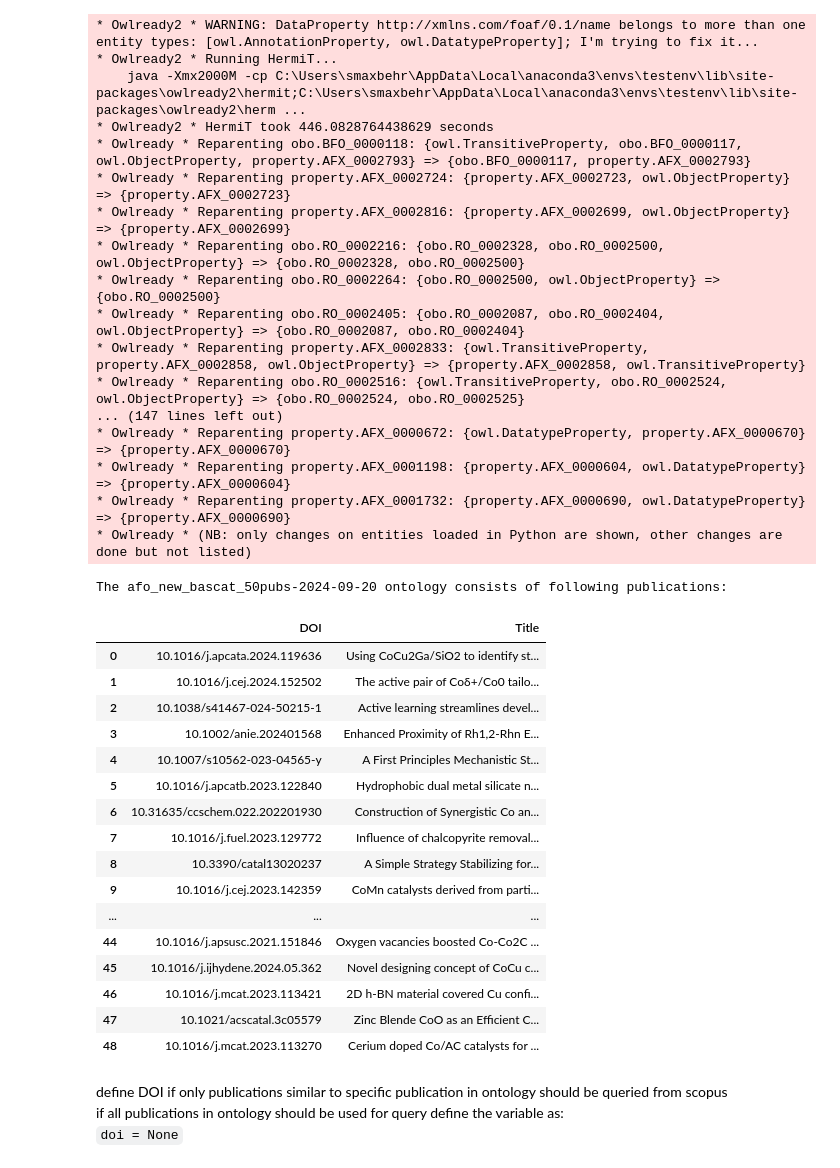
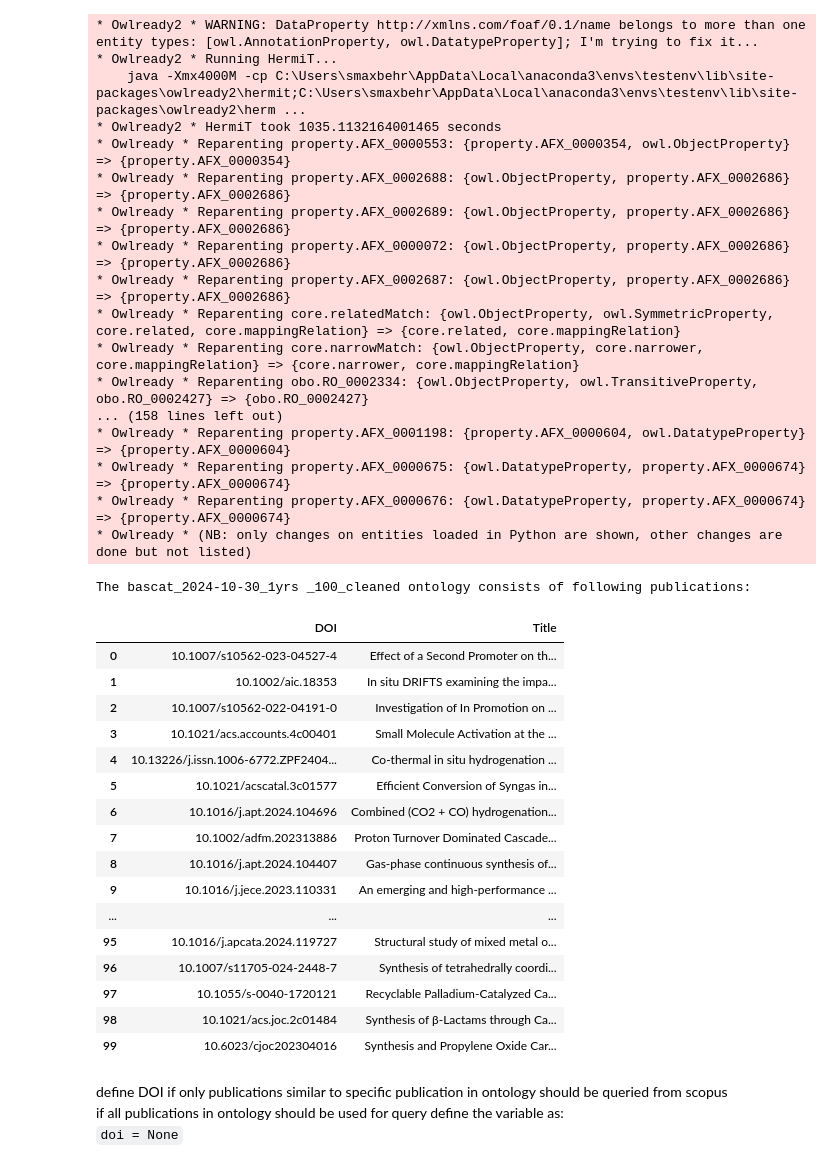
Before and after one commit to AleSteB/CatalysisIE_Knowledge_Graph_Generator, a Jupyter notebook: user_queries-Bascat.ipynb, the cells around one changed output. Drawn from its saved outputs; the diff is of its cells as text; code cells hidden in the pictures.

```diff
--- a/user_queries-Bascat.ipynb
+++ b/user_queries-Bascat.ipynb
@@ -3,53 +3,53 @@ import pandas as pd
 from queries import *
 # %%
 #load the ontology from "./ontologies/" and perform reasoning
-onto_name= "afo_new_bascat_50pubs-2024-09-20" #input name of the ontology
+onto_name= "bascat_2024-10-30_1yrs _100_cleaned" #input name of the ontology
 
 #perform reasoning, get dois from publications in the extended ontology
 onto_pub_list,onto,df=reasoning_dois_onto(onto_name)
 
 pd.set_option('display.max_rows', None)
 pd.set_option('display.max_columns', None)
 pd.set_option('display.width', None)
 pd.set_option('display.max_colwidth', None)
 
 display(df)
 # %% [output]
 * Owlready2 * WARNING: DataProperty http://xmlns.com/foaf/0.1/name belongs to more than one entity types: [owl.AnnotationProperty, owl.DatatypeProperty]; I'm trying to fix it...
 * Owlready2 * Running HermiT...
-    java -Xmx2000M -cp C:\Users\smaxbehr\AppData\Local\anaconda3\envs\testenv\lib\site-packages\owlready2\hermit;C:\Users\smaxbehr\AppData\Local\anaconda3\envs\testenv\lib\site-packages\owlready2\herm ...
-* Owlready2 * HermiT took 446.0828764438629 seconds
-* Owlready * Reparenting obo.BFO_0000118: {owl.TransitiveProperty, obo.BFO_0000117, owl.ObjectProperty, property.AFX_0002793} => {obo.BFO_0000117, property.AFX_0002793}
-* Owlready * Reparenting property.AFX_0002724: {property.AFX_0002723, owl.ObjectProperty} => {property.AFX_0002723}
-* Owlready * Reparenting property.AFX_0002816: {property.AFX_0002699, owl.ObjectProperty} => {property.AFX_0002699}
-* Owlready * Reparenting obo.RO_0002216: {obo.RO_0002328, obo.RO_0002500, owl.ObjectProperty} => {obo.RO_0002328, obo.RO_0002500}
-* Owlready * Reparenting obo.RO_0002264: {obo.RO_0002500, owl.ObjectProperty} => {obo.RO_0002500}
-* Owlready * Reparenting obo.RO_0002405: {obo.RO_0002087, obo.RO_0002404, owl.ObjectProperty} => {obo.RO_0002087, obo.RO_0002404}
-* Owlready * Reparenting property.AFX_0002833: {owl.TransitiveProperty, property.AFX_0002858, owl.ObjectProperty} => {property.AFX_0002858, owl.TransitiveProperty}
-* Owlready * Reparenting obo.RO_0002516: {owl.TransitiveProperty, obo.RO_0002524, owl.ObjectProperty} => {obo.RO_0002524, obo.RO_0002525}
-... (147 lines left out)
-* Owlready * Reparenting property.AFX_0000672: {owl.DatatypeProperty, property.AFX_0000670} => {property.AFX_0000670}
+    java -Xmx4000M -cp C:\Users\smaxbehr\AppData\Local\anaconda3\envs\testenv\lib\site-packages\owlready2\hermit;C:\Users\smaxbehr\AppData\Local\anaconda3\envs\testenv\lib\site-packages\owlready2\herm ...
+* Owlready2 * HermiT took 1035.1132164001465 seconds
+* Owlready * Reparenting property.AFX_0000553: {property.AFX_0000354, owl.ObjectProperty} => {property.AFX_0000354}
+* Owlready * Reparenting property.AFX_0002688: {owl.ObjectProperty, property.AFX_0002686} => {property.AFX_0002686}
+* Owlready * Reparenting property.AFX_0002689: {owl.ObjectProperty, property.AFX_0002686} => {property.AFX_0002686}
+* Owlready * Reparenting property.AFX_0000072: {owl.ObjectProperty, property.AFX_0002686} => {property.AFX_0002686}
+* Owlready * Reparenting property.AFX_0002687: {owl.ObjectProperty, property.AFX_0002686} => {property.AFX_0002686}
+* Owlready * Reparenting core.relatedMatch: {owl.ObjectProperty, owl.SymmetricProperty, core.related, core.mappingRelation} => {core.related, core.mappingRelation}
+* Owlready * Reparenting core.narrowMatch: {owl.ObjectProperty, core.narrower, core.mappingRelation} => {core.narrower, core.mappingRelation}
+* Owlready * Reparenting obo.RO_0002334: {owl.ObjectProperty, owl.TransitiveProperty, obo.RO_0002427} => {obo.RO_0002427}
+... (158 lines left out)
 * Owlready * Reparenting property.AFX_0001198: {property.AFX_0000604, owl.DatatypeProperty} => {property.AFX_0000604}
-* Owlready * Reparenting property.AFX_0001732: {property.AFX_0000690, owl.DatatypeProperty} => {property.AFX_0000690}
+* Owlready * Reparenting property.AFX_0000675: {owl.DatatypeProperty, property.AFX_0000674} => {property.AFX_0000674}
+* Owlready * Reparenting property.AFX_0000676: {owl.DatatypeProperty, property.AFX_0000674} => {property.AFX_0000674}
 * Owlready * (NB: only changes on entities loaded in Python are shown, other changes are done but not listed)
-The afo_new_bascat_50pubs-2024-09-20 ontology consists of following publications:
+The bascat_2024-10-30_1yrs _100_cleaned ontology consists of following publications:
 |  | DOI | Title |
-| 0 | 10.1016/j.apcata.2024.119636 | Using CoCu2Ga/SiO2 to identify st... |
-| 1 | 10.1016/j.cej.2024.152502 | The active pair of Coδ+/Co0 tailo... |
-| 2 | 10.1038/s41467-024-50215-1 | Active learning streamlines devel... |
-| 3 | 10.1002/anie.202401568 | Enhanced Proximity of Rh1,2-Rhn E... |
-| 4 | 10.1007/s10562-023-04565-y | A First Principles Mechanistic St... |
-| 5 | 10.1016/j.apcatb.2023.122840 | Hydrophobic dual metal silicate n... |
-| 6 | 10.31635/ccschem.022.202201930 | Construction of Synergistic Co an... |
-| 7 | 10.1016/j.fuel.2023.129772 | Influence of chalcopyrite removal... |
-| 8 | 10.3390/catal13020237 | A Simple Strategy Stabilizing for... |
-| 9 | 10.1016/j.cej.2023.142359 | CoMn catalysts derived from parti... |
+| 0 | 10.1007/s10562-023-04527-4 | Effect of a Second Promoter on th... |
+| 1 | 10.1002/aic.18353 | In situ DRIFTS examining the impa... |
+| 2 | 10.1007/s10562-022-04191-0 | Investigation of In Promotion on ... |
+| 3 | 10.1021/acs.accounts.4c00401 | Small Molecule Activation at the ... |
+| 4 | 10.13226/j.issn.1006-6772.ZPF2404... | Co-thermal in situ hydrogenation ... |
+| 5 | 10.1021/acscatal.3c01577 | Efficient Conversion of Syngas in... |
+| 6 | 10.1016/j.apt.2024.104696 | Combined (CO2 + CO) hydrogenation... |
+| 7 | 10.1002/adfm.202313886 | Proton Turnover Dominated Cascade... |
+| 8 | 10.1016/j.apt.2024.104407 | Gas-phase continuous synthesis of... |
+| 9 | 10.1016/j.jece.2023.110331 | An emerging and high-performance ... |
 | ... | ... | ... |
-| 44 | 10.1016/j.apsusc.2021.151846 | Oxygen vacancies boosted Co-Co2C ... |
-| 45 | 10.1016/j.ijhydene.2024.05.362 | Novel designing concept of CoCu c... |
-| 46 | 10.1016/j.mcat.2023.113421 | 2D h-BN material covered Cu confi... |
-| 47 | 10.1021/acscatal.3c05579 | Zinc Blende CoO as an Efficient C... |
-| 48 | 10.1016/j.mcat.2023.113270 | Cerium doped Co/AC catalysts for ... |
+| 95 | 10.1016/j.apcata.2024.119727 | Structural study of mixed metal o... |
+| 96 | 10.1007/s11705-024-2448-7 | Synthesis of tetrahedrally coordi... |
+| 97 | 10.1055/s-0040-1720121 | Recyclable Palladium-Catalyzed Ca... |
+| 98 | 10.1021/acs.joc.2c01484 | Synthesis of β-Lactams through Ca... |
+| 99 | 10.6023/cjoc202304016 | Synthesis and Propylene Oxide Car... |
 # %% [markdown]
 define DOI if only publications similar to specific publication in ontology should be queried from scopus\
 if all publications in ontology should be used for query define the variable as:\
```
Also changed, not shown: parts of 4 cells of this notebook, 28 other files.
